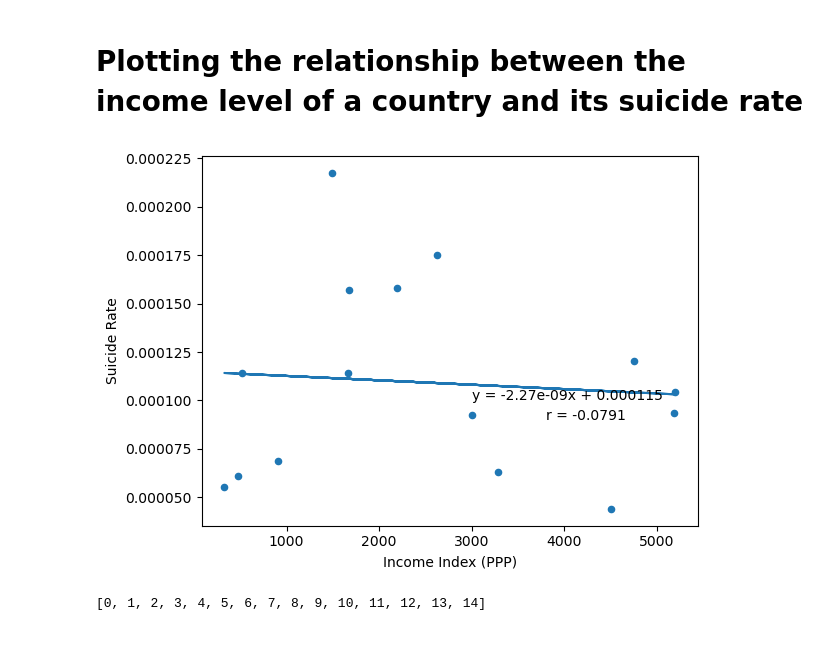
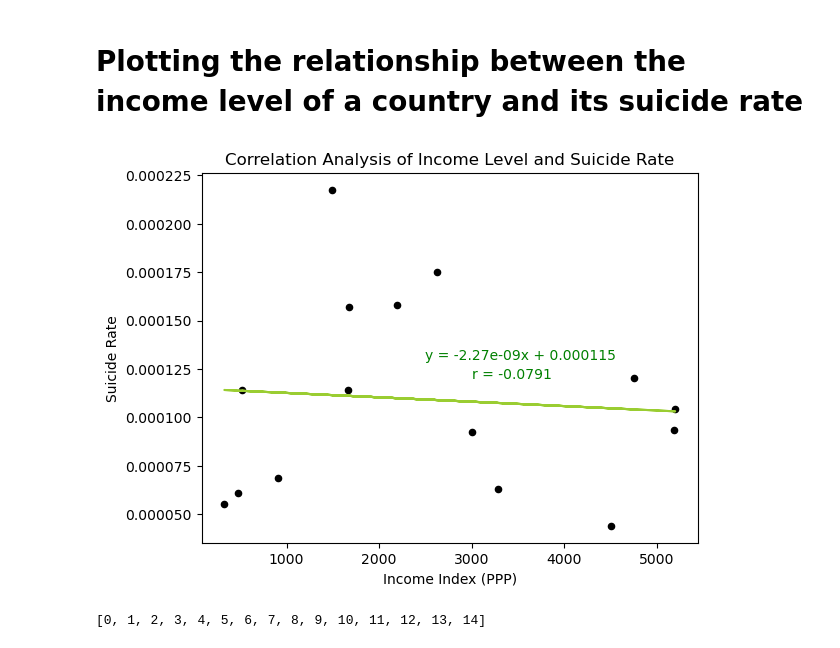
Before and after one commit to kendraliu/Project-One-An-Analysis-of-Suicide-Rate-and-Several-Factors, a Jupyter notebook: Does high-income guarantee better mental health?.ipynb, the cells around one changed output. Saved outputs shown, nothing was run; the diff lists cells and outputs as text; code cells hidden in the pictures.

Commit message:
export figures

```diff
--- a/Income Analysis.ipynb
+++ b/Does high-income guarantee better mental health?.ipynb
@@ -110,17 +110,19 @@ comparison
 # %% [markdown]
 # Plotting the relationship between the income level of a country and its suicide rate
 # %%
-comparison.plot(kind="scatter", x="U.S. dollars", y="Suicide rate", xlabel="Income Index (PPP)", ylabel="Suicide Rate")
+comparison.plot(kind="scatter", x="U.S. dollars", y="Suicide rate", xlabel="Income Index (PPP)", ylabel="Suicide Rate", color="black")
 x = comparison["U.S. dollars"]
 y = comparison["Suicide rate"]
 (slope, intercept, rvalue, pvalue, stderr) = linregress(x,y)
 reg = x * slope + intercept
-plt.plot(x, reg)
-plt.annotate(f"y = {round(slope, 11)}x + {round(intercept, 6)}", (3000, 0.0001))
-plt.annotate(f"r = {round(rvalue,4)}", (3800, 0.00009))
+plt.plot(x, reg, color="yellowgreen")
+plt.annotate(f"y = {round(slope, 11)}x + {round(intercept, 6)}", (2500, 0.00013), color="green")
+plt.annotate(f"r = {round(rvalue,4)}", (3000, 0.00012), color="green")
+plt.title("Correlation Analysis of Income Level and Suicide Rate")
+plt.savefig("IncomeSiCorrelation.png")
 plt.show()
 # %% [output]
-[figure, old version]
+[figure, new version]
 # %%
 xaxis = []
 for i in range(15):
```
Also changed, not shown: parts of 1 cell of this notebook, 4 other files.
